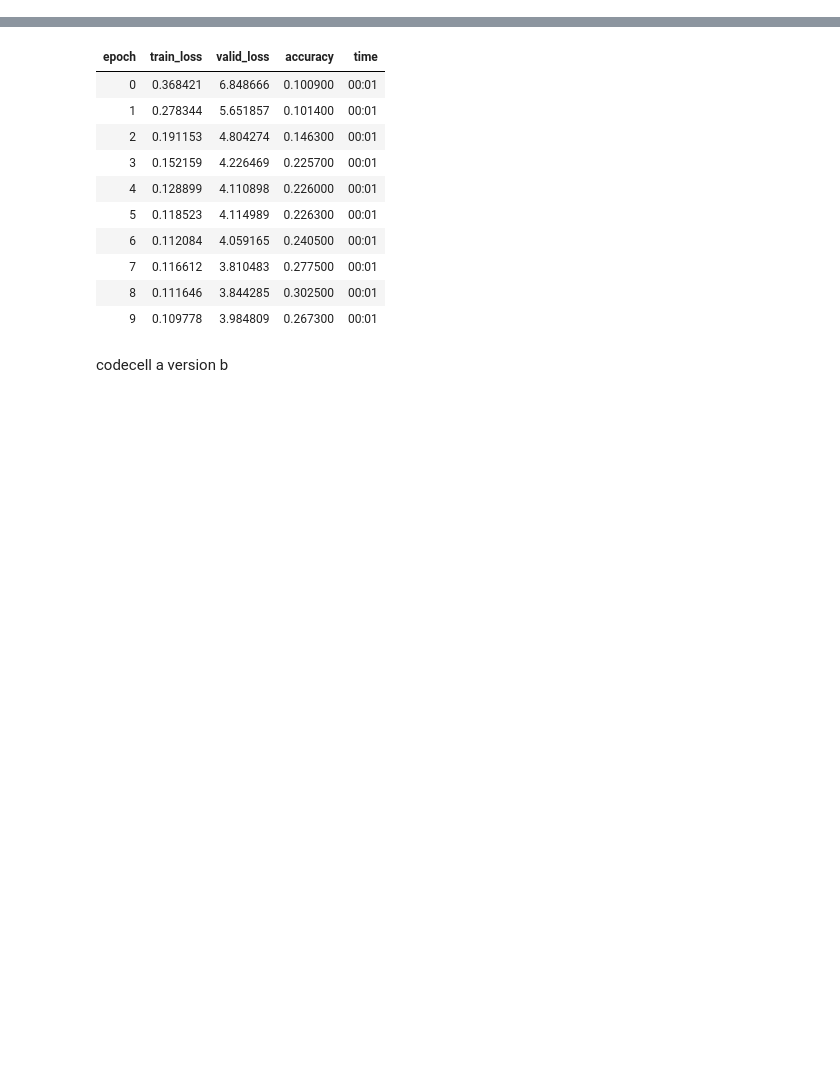
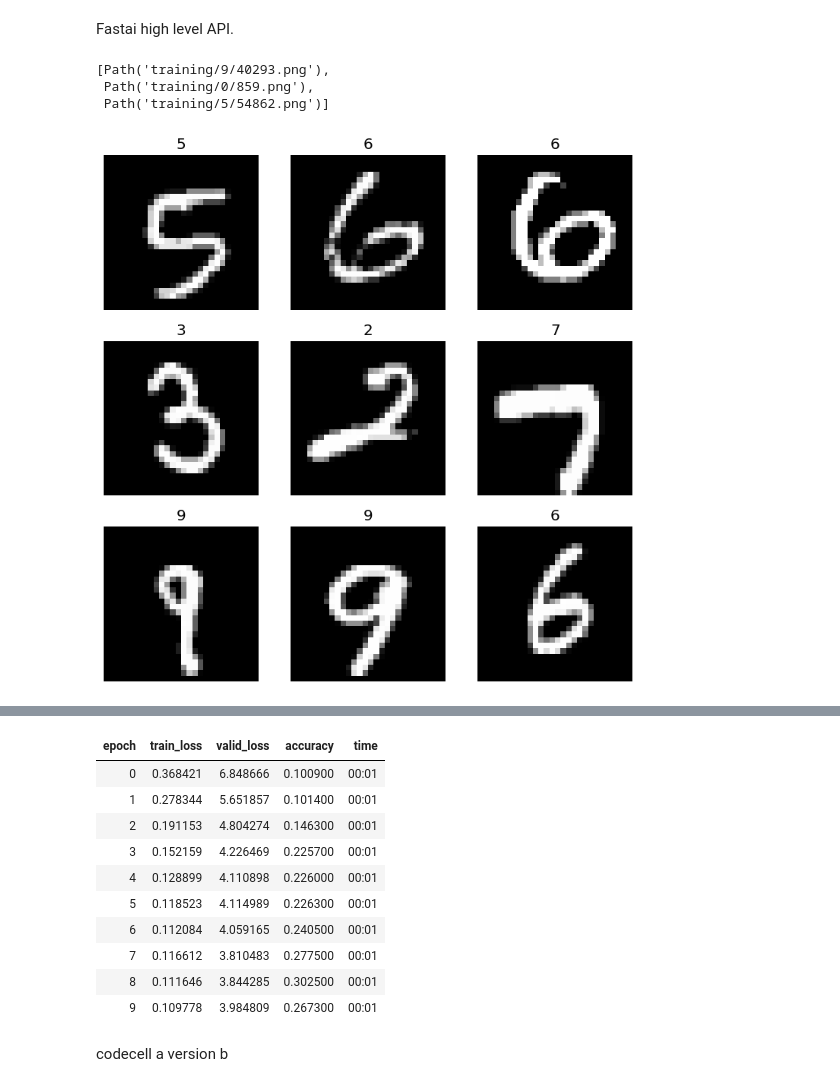
Before and after one commit to rubanzasilva/mnist_basics, a Jupyter notebook: a_mnist.ipynb, the cells around one changed output, grey strips where cells are left out. Saved outputs shown, nothing was run; the diff lists cells and outputs as text; code cells hidden in the pictures; blank space fills up the shorter version.

```diff
--- a/a_mnist.ipynb
+++ b/a_mnist.ipynb
@@ -18,3 +22,16 @@ path = untar_data(URLs.MNIST)
 # %%
 #hide
 Path.BASE_PATH = path
+# %% [markdown]
+Fastai high level API.
+# %%
+dls = ImageDataLoaders.from_folder(path, valid_pct=0.2)
+dls.valid_ds.items[:3]
+# %% [output]
+[Path('training/9/40293.png'),
+ Path('training/0/859.png'),
+ Path('training/5/54862.png')]
+# %%
+dls.show_batch()
+# %% [output]
+[figure, added]
```
Also changed, not shown: parts of 24 cells of this notebook.
